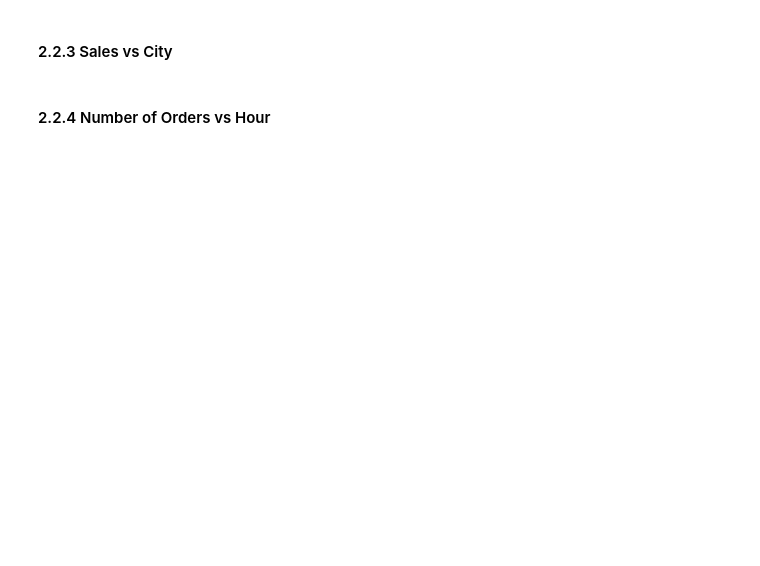
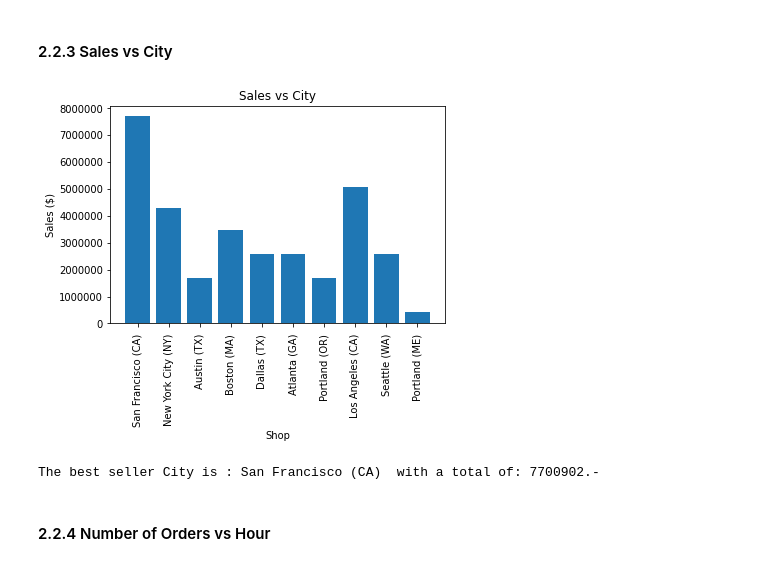
Before and after one commit to sebaahoue/Master-MSE---labos, a Jupyter notebook: DataMgmt/lab4/work/index.ipynb, the cells around one changed output. Saved outputs shown, nothing was run; the diff lists cells and outputs as text; code cells hidden in the pictures; blank space fills up the shorter version.

```diff
--- a/DataMgmt/lab4/work/index.ipynb
+++ b/DataMgmt/lab4/work/index.ipynb
@@ -234,4 +228,27 @@ print(sum(test))
 # %% [markdown]
 #### 2.2.3 Sales vs City
+# %%
+shops_list = [df_shop1, df_shop2, df_shop3, df_shop4, df_shop5, df_shop6]
+towns = pd.concat(shops_list)[['City', 'State']].drop_duplicates()
+towns_labels = towns.apply(lambda x: x['City']+' ('+x['State']+') ', axis=1)
+sales = [sum([shop.loc[pd.to_datetime(shop['Order Date']).dt.strftime('%B') == m].apply(lambda x : x['Price Each'] * x['Quantity Ordered'], axis=1).sum() for shop in shops_list]) for m in month]
+
+sales = towns.apply(lambda x: sum([shop.loc[(shop['City'] == x['City']) & (shop['State'] == x['State'])].apply(lambda x : x['Price Each'] * x['Quantity Ordered'], axis=1).sum()  for shop in shops_list]), axis=1)
+
+
+test = sum([shop.apply(lambda x : x['Price Each'] * x['Quantity Ordered'], axis=1).sum() for shop in shops_list])    #Only for testing
+assert round(sum(sales)) == round(test) # Assert that sum of month is equal to sum of every sell in every shops for every times
+
+plt.bar(towns_labels, sales)
+plt.xticks(towns_labels, rotation="vertical")
+plt.ticklabel_format(style='plain', axis='y')
+plt.title('Sales vs City', color='black')
+plt.ylabel('Sales ($)')
+plt.xlabel('Shop')
+plt.show()
+print(F'The best seller City is : {towns_labels[pd.Series(sales).idxmax()]} with a total of: {round(max(sales))}.- ')
+# %% [output]
+[figure, added]
+The best seller City is : San Francisco (CA)  with a total of: 7700902.-
 # %% [markdown]
 #### 2.2.4 Number of Orders vs Hour
```
Also changed, not shown: parts of 4 cells of this notebook.
